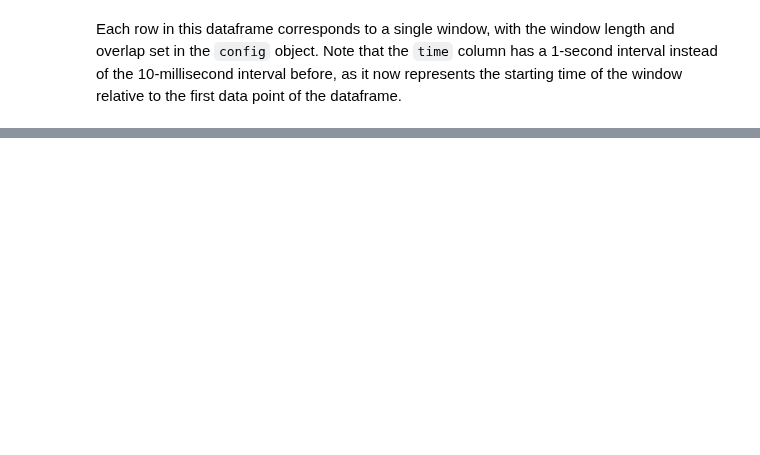
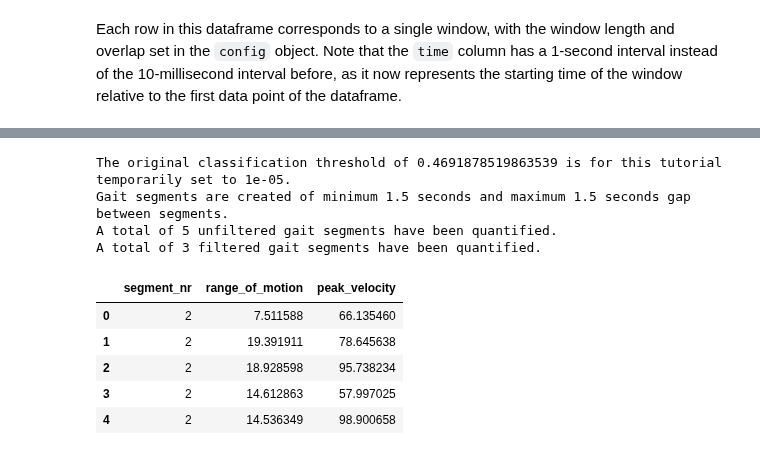
Before and after one commit to biomarkersParkinson/paradigma, a Jupyter notebook: docs/tutorials/gait_analysis.ipynb, the cells around one changed output, grey strips where cells are left out. Drawn from its saved outputs; the diff is of its cells as text; code cells hidden in the pictures; blank space fills up the shorter version.

```diff
--- a/docs/tutorials/gait_analysis.ipynb
+++ b/docs/tutorials/gait_analysis.ipynb
@@ -142,0 +243,40 @@ Each row in this dataframe corresponds to a single window, with the window lengt
+# %%
+from paradigma.pipelines.gait_pipeline import quantify_arm_swing
+
+temporary_clf_threshold = 0.00001
+dfs_to_quantify = ['unfiltered', 'filtered']
+
+print(f"The original classification threshold of {clf_package.threshold} is for this tutorial temporarily set to {temporary_clf_threshold}.")
+
+clf_package.threshold = temporary_clf_threshold
+
+quantified_arm_swing, segment_meta = quantify_arm_swing(
+    df_timestamps=df_preprocessed,
+    df_predictions=df_arm_activity,
+    classification_threshold=clf_package.threshold,
+    window_length_s=config.window_length_s,
+    max_segment_gap_s=config.max_segment_gap_s,
+    min_segment_length_s=config.min_segment_length_s,
+    fs=config.sampling_frequency,
+    dfs_to_quantify=dfs_to_quantify
+)
+
+print(f"Gait segments are created of minimum {config.min_segment_length_s} seconds and maximum {config.max_segment_gap_s} seconds gap between segments.")
+for df_name in dfs_to_quantify:
+    print(f"A total of {quantified_arm_swing[df_name]['segment_nr'].nunique()} {df_name} gait segments have been quantified.")
+
+# The arm swing quantification is returned as a dictionary with two dataframes: 'unfiltered' and 'filtered'.
+# The 'unfiltered' dataframe contains the quantification of all gait segments, while the 'filtered' dataframe
+# contains only the segments that are classified as gait and no_other_arm_activity.
+quantified_arm_swing['filtered'].head()
+# %% [output]
+The original classification threshold of 0.4691878519863539 is for this tutorial temporarily set to 1e-05.
+Gait segments are created of minimum 1.5 seconds and maximum 1.5 seconds gap between segments.
+A total of 5 unfiltered gait segments have been quantified.
+A total of 3 filtered gait segments have been quantified.
+|  | segment_nr | range_of_motion | peak_velocity |
+| 0 | 2 | 7.511588 | 66.135460 |
+| 1 | 2 | 19.391911 | 78.645638 |
+| 2 | 2 | 18.928598 | 95.738234 |
+| 3 | 2 | 14.612863 | 57.997025 |
+| 4 | 2 | 14.536349 | 98.900658 |
```
Also changed, not shown: parts of 23 cells of this notebook, 1 other file.
